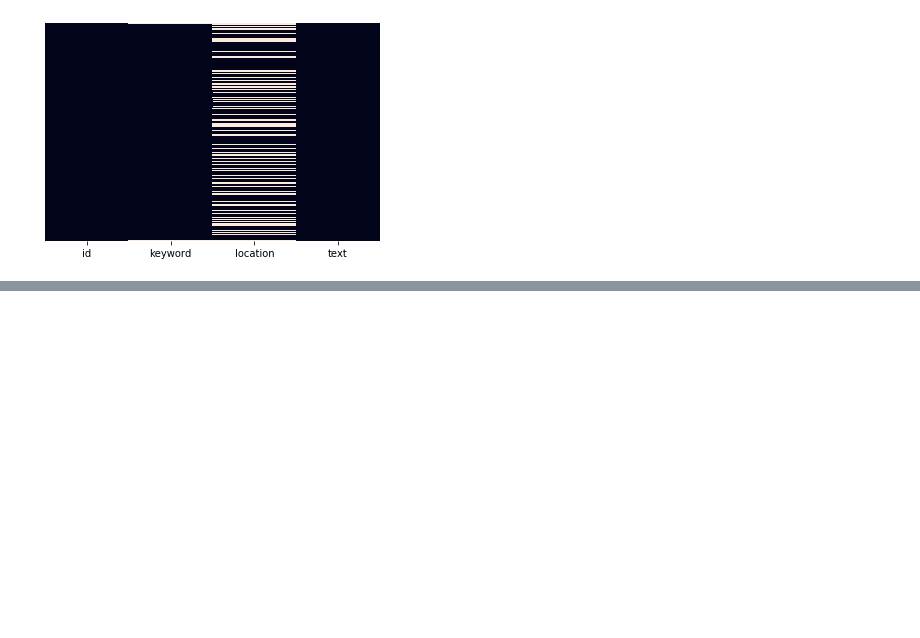
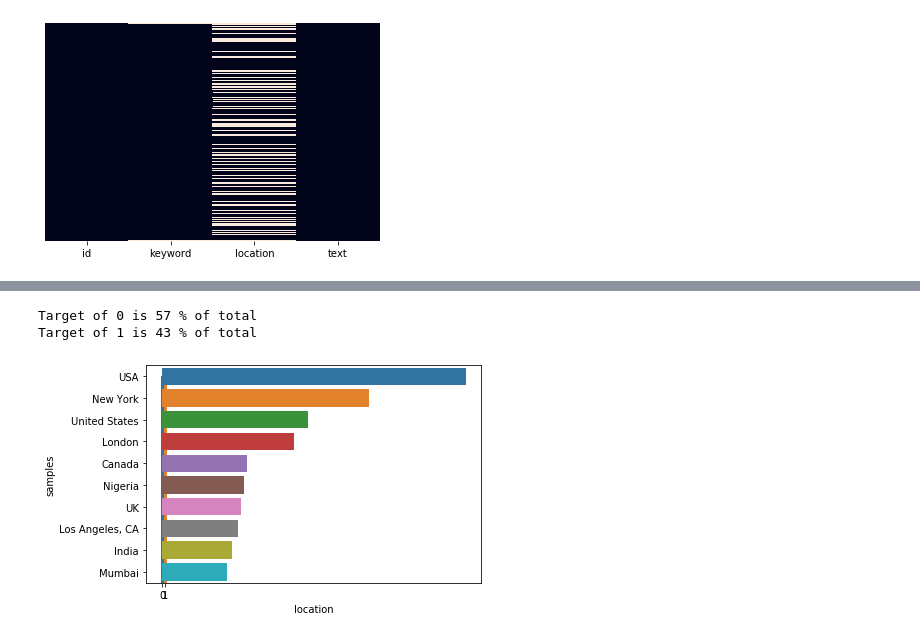
Before and after one commit to samira-ghodratnama/Detecting-Fake-News-In-Twitter, a Jupyter notebook: Fake News Detection Using Twitter Data_Disaster Detection.ipynb, the cells around one changed output, grey strips where cells are left out. Saved outputs shown, nothing was run; the diff lists cells and outputs as text; code cells hidden in the pictures; blank space fills up the shorter version.

```diff
--- a/Fake News Detection Using Twitter Data_Disaster Detection.ipynb
+++ b/Fake News Detection Using Twitter Data_Disaster Detection.ipynb
@@ -191,0 +210,13 @@ Number of unique values in location = 3341 (Training) - 1602 (Test)
+# %%
+print('Target of 0 is {} % of total'.format(round(df_train['target'].value_counts()[0]/len(df_train['target'])*100)))
+print('Target of 1 is {} % of total'.format(round(df_train['target'].value_counts()[1]/len(df_train['target'])*100)))
+x=df_train.target.value_counts()
+sns.barplot(x.index,x)
+plt.gca().set_ylabel('samples')
+
+# let's visulize top 10 location
+sns.barplot(y=df_train['location'].value_counts()[:10].index,x=df_train['location'].value_counts()[:10],orient='h');
+# %% [output]
+Target of 0 is 57 % of total
+Target of 1 is 43 % of total
+[figure, added]
```
Also changed, not shown: parts of 17 cells of this notebook.
